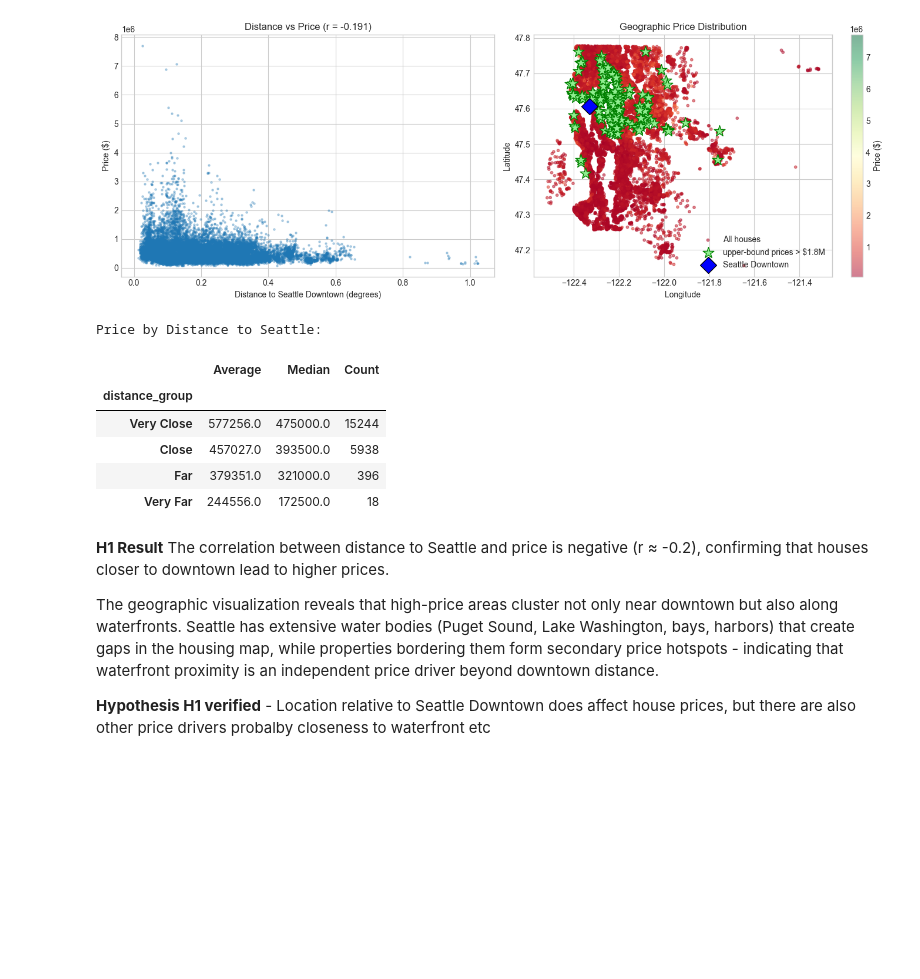
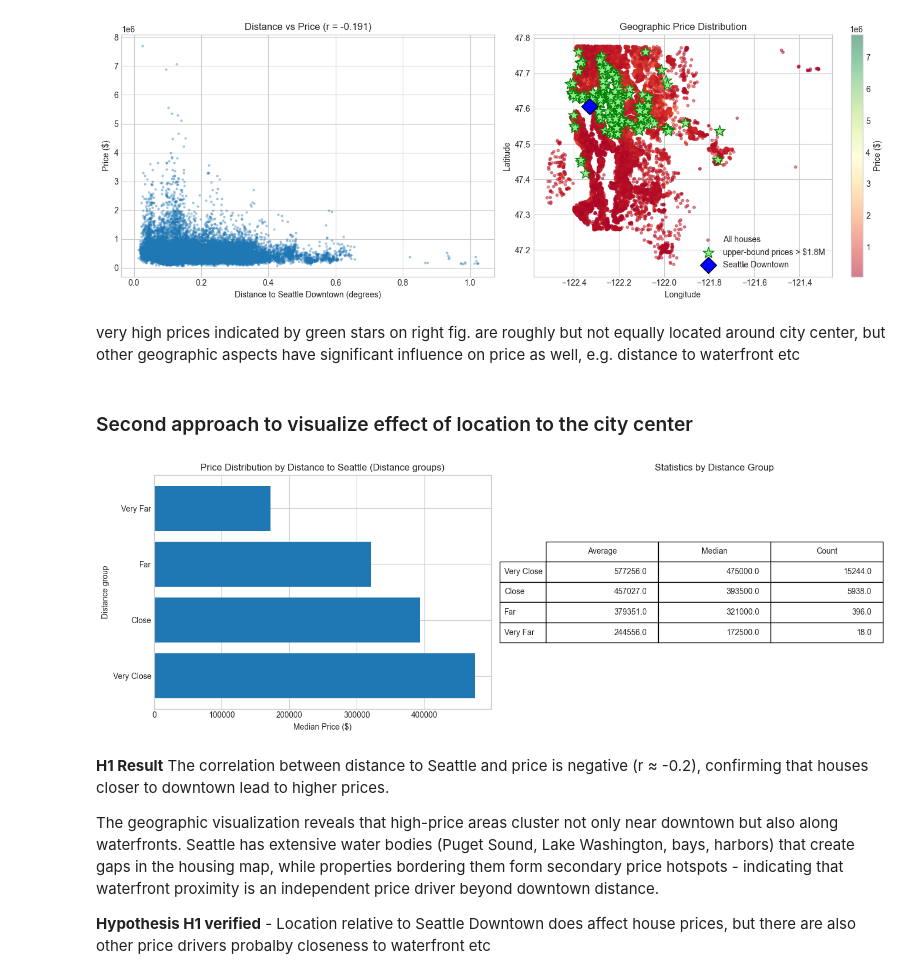
Before and after one commit to carpetcrawler78/EDA_project, a Jupyter notebook: 01_general_eda.ipynb, the cells around one changed output. Saved outputs shown, nothing was run; the diff lists cells and outputs as text; code cells hidden in the pictures; blank space fills up the shorter version.

```diff
--- a/REVISION/01_general_eda.ipynb
+++ b/01_general_eda.ipynb
@@ -372,27 +384,50 @@ plt.tight_layout()
 plt.show()
 # %% [output]
 [figure]
+# %% [markdown]
+very high prices indicated by green stars on right fig. are roughly but not equally located around city center, but  other geographic aspects have significant influence on price as well, e.g. distance to waterfront etc
+# %% [markdown]
+### Second approach to visualize effect of location to the city center
 # %%
-# Compare price by distance groups
+# define distance groups
 df_clean['distance_group'] = pd.cut(df_clean['dist_to_seattle'],
                                      bins=4,
                                      labels=['Very Close', 'Close', 'Far', 'Very Far'])
 
-distance_comparison = df_clean.groupby('distance_group', observed=True).agg({
+distance_comparison = df_clean.groupby('distance_group',observed=True).agg({
     'price': ['mean', 'median', 'count']
 }).round(0)
 distance_comparison.columns = ['Average', 'Median', 'Count']
-
-print("Price by Distance to Seattle:")
-distance_comparison
-# %% [output]
-Price by Distance to Seattle:
-|  | Average | Median | Count |
-| distance_group |  |  |  |
-| Very Close | 577256.0 | 475000.0 | 15244 |
-| Close | 457027.0 | 393500.0 | 5938 |
-| Far | 379351.0 | 321000.0 | 396 |
-| Very Far | 244556.0 | 172500.0 | 18 |
+# %%
+fig, axes = plt.subplots(1, 2, figsize=(14, 5))
+
+# Left: plot
+axes[0].barh(distance_comparison.index,distance_comparison['Median'])
+axes[0].set_xlabel('Median Price ($)')
+axes[0].set_ylabel('Distance group')
+axes[0].set_title('Price Distribution by Distance to Seattle (Distance groups)')
+
+# Right: Table
+table_data = distance_comparison[['Average', 'Median', 'Count']].values
+row_labels = distance_comparison.index.tolist()
+col_labels = ['Average', 'Median', 'Count']
+
+axes[1].axis('tight')
+axes[1].axis('off')
+table = axes[1].table(cellText=table_data,
+                      rowLabels=row_labels,
+                      colLabels=col_labels,
+                      cellLoc='right',
+                      loc='center')
+table.auto_set_font_size(False)
+table.set_fontsize(10)
+table.scale(1, 2)
+axes[1].set_title('Statistics by Distance Group')
+
+plt.tight_layout()
+plt.show()
+# %% [output]
+[figure, added]
 # %% [markdown]
 **H1 Result**
 The correlation between distance to Seattle and price is negative (r ≈ -0.2), confirming that houses closer to downtown lead to higher prices.
```
Also changed, not shown: parts of 11 cells of this notebook, 14 other files.
